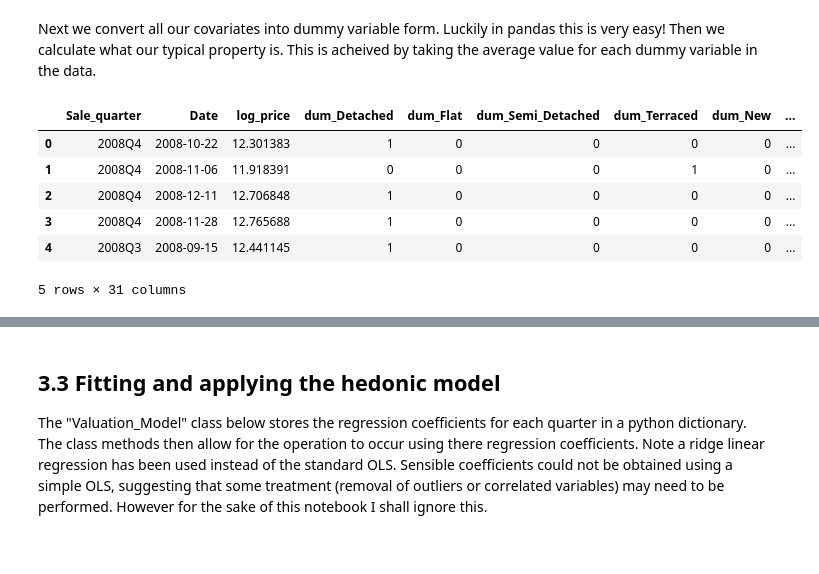
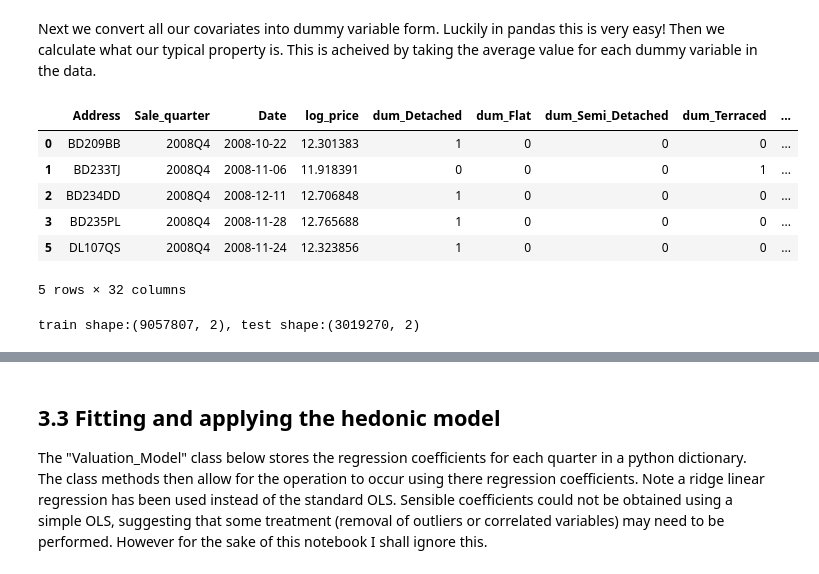
Before and after one commit to Cemlyn/UK-Housing-Market, a Jupyter notebook: House_Price_Index.ipynb, the cells around one changed output, grey strips where cells are left out. Drawn from its saved outputs; the diff is of its cells as text; code cells hidden in the pictures.

```diff
--- a/House_Price_Index.ipynb
+++ b/House_Price_Index.ipynb
@@ -357,0 +355,10 @@ plt.show()
+# %%
+def percentile(n):
+    def percentile_(x):
+        return np.percentile(x, n)
+    percentile_.__name__ = 'percentile_%s' % n
+    return percentile_
+
+percentile_by_q = df.groupby(['Sale_quarter'])['price'].agg([percentile(5),percentile(95)]).reset_index()
+# %%
+df = df.merge(percentile_by_q, on=['Sale_quarter'], how='inner')
@@ -357,0 +370,2 @@ plt.show()
+# %%
+df = df[(df.price>df.percentile_5) & (df.price<df.percentile_95)]
@@ -359,15 +382,15 @@ plt.show()
 Next we convert all our covariates into dummy variable form. Luckily in pandas this is very easy! Then we calculate what our typical property is. This is acheived by taking the average value for each dummy variable in the data.
 # %%
 # Converting variables into dummy variables
-df2 = df[['Sale_quarter','Date','log_price','Property','Age','Duration','Output Area Classification Name','Region Name']]
+df2 = df[['Address','Sale_quarter','Date','log_price','Property','Age','Duration','Output Area Classification Name','Region Name']]
 dummy_vars = ['Property','Age','Duration','Output Area Classification Name','Region Name']
 df3 = pd.get_dummies(df2, columns=dummy_vars, prefix='dum')
 df3.head()
 # %% [output]
-|  | Sale_quarter | Date | log_price | dum_Detached | dum_Flat | dum_Semi_Detached | dum_Terraced | dum_New | ... |
-| 0 | 2008Q4 | 2008-10-22 | 12.301383 | 1 | 0 | 0 | 0 | 0 | ... |
-| 1 | 2008Q4 | 2008-11-06 | 11.918391 | 0 | 0 | 0 | 1 | 0 | ... |
-| 2 | 2008Q4 | 2008-12-11 | 12.706848 | 1 | 0 | 0 | 0 | 0 | ... |
-| 3 | 2008Q4 | 2008-11-28 | 12.765688 | 1 | 0 | 0 | 0 | 0 | ... |
-| 4 | 2008Q3 | 2008-09-15 | 12.441145 | 1 | 0 | 0 | 0 | 0 | ... |
+|  | Address | Sale_quarter | Date | log_price | dum_Detached | dum_Flat | dum_Semi_Detached | dum_Terraced | ... |
+| 0 | BD209BB | 2008Q4 | 2008-10-22 | 12.301383 | 1 | 0 | 0 | 0 | ... |
+| 1 | BD233TJ | 2008Q4 | 2008-11-06 | 11.918391 | 0 | 0 | 0 | 1 | ... |
+| 2 | BD234DD | 2008Q4 | 2008-12-11 | 12.706848 | 1 | 0 | 0 | 0 | ... |
+| 3 | BD235PL | 2008Q4 | 2008-11-28 | 12.765688 | 1 | 0 | 0 | 0 | ... |
+| 5 | DL107QS | 2008Q4 | 2008-11-24 | 12.323856 | 1 | 0 | 0 | 0 | ... |
-5 rows × 31 columns
+5 rows × 32 columns
@@ -373,0 +400,8 @@ df3.head()
+# %%
+from sklearn.model_selection import train_test_split
+
+train, test = train_test_split(df_address, test_size=0.25, random_state=4)
+
+print("train shape:{}, test shape:{}".format(train.shape,test.shape))
+# %% [output]
+train shape:(9057807, 2), test shape:(3019270, 2)
```
Also changed, not shown: parts of 31 cells of this notebook.
